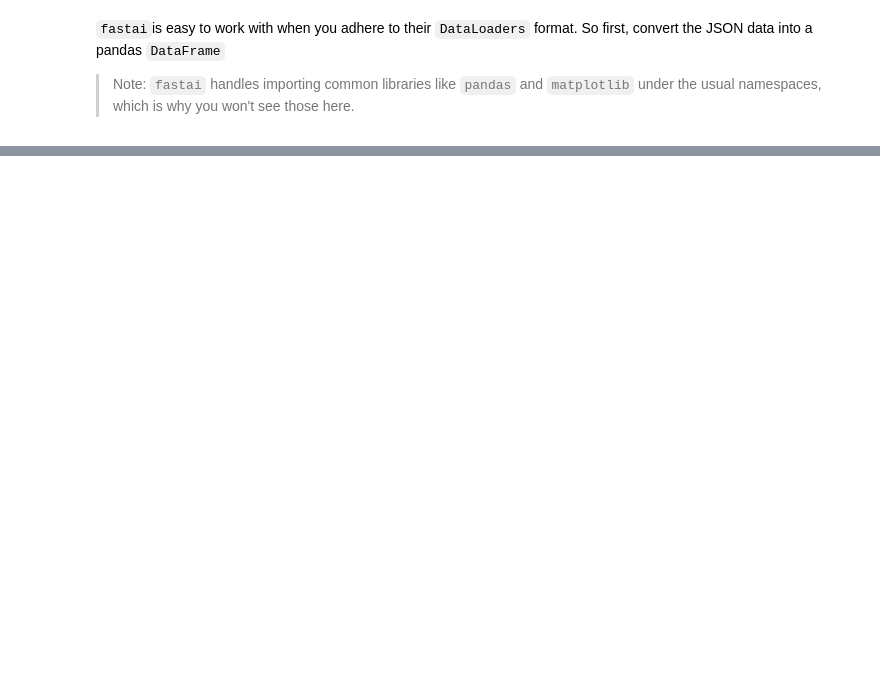
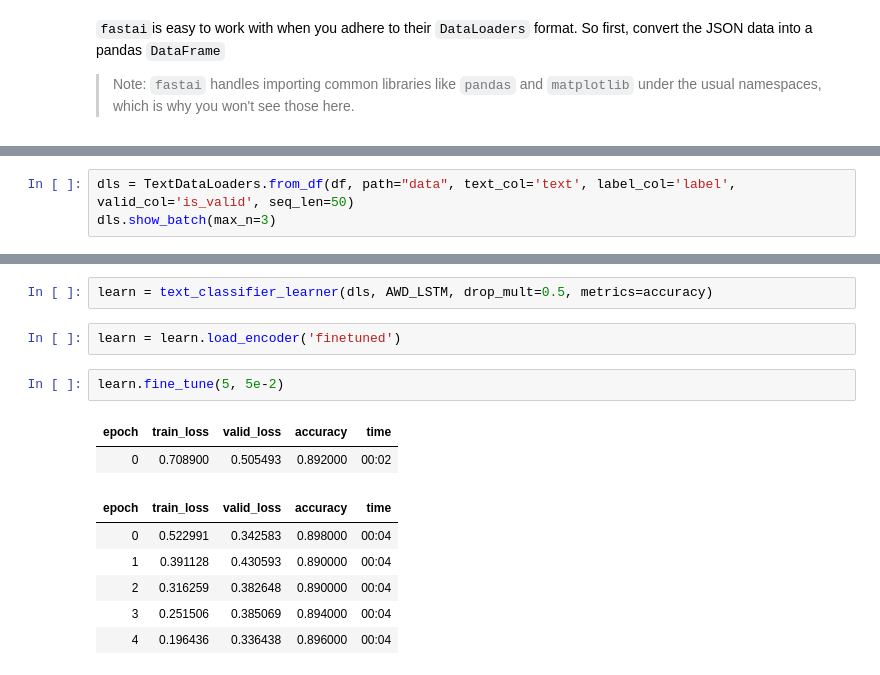
Before and after one commit to iyaja/ought, a Jupyter notebook: custom.ipynb, the cells around one changed output, grey strips where cells are left out. Drawn from its saved outputs; the diff is of its cells as text; blank space fills up the shorter version.

```diff
--- a/custom.ipynb
+++ b/custom.ipynb
@@ -44,0 +88,3 @@ from fastai.text.all import *
+# %%
+dls = TextDataLoaders.from_df(df, path="data", text_col='text', label_col='label', valid_col='is_valid', seq_len=50)
+dls.show_batch(max_n=3)
@@ -44,0 +97,15 @@ from fastai.text.all import *
+# %%
+learn = text_classifier_learner(dls, AWD_LSTM, drop_mult=0.5, metrics=accuracy)
+# %%
+learn = learn.load_encoder('finetuned')
+# %%
+learn.fine_tune(5, 5e-2)
+# %% [output]
+| epoch | train_loss | valid_loss | accuracy | time |
+| 0 | 0.708900 | 0.505493 | 0.892000 | 00:02 |
+| epoch | train_loss | valid_loss | accuracy | time |
+| 0 | 0.522991 | 0.342583 | 0.898000 | 00:04 |
+| 1 | 0.391128 | 0.430593 | 0.890000 | 00:04 |
+| 2 | 0.316259 | 0.382648 | 0.890000 | 00:04 |
+| 3 | 0.251506 | 0.385069 | 0.894000 | 00:04 |
+| 4 | 0.196436 | 0.336438 | 0.896000 | 00:04 |
```
Also changed, not shown: parts of 27 cells of this notebook, 3 other files.
